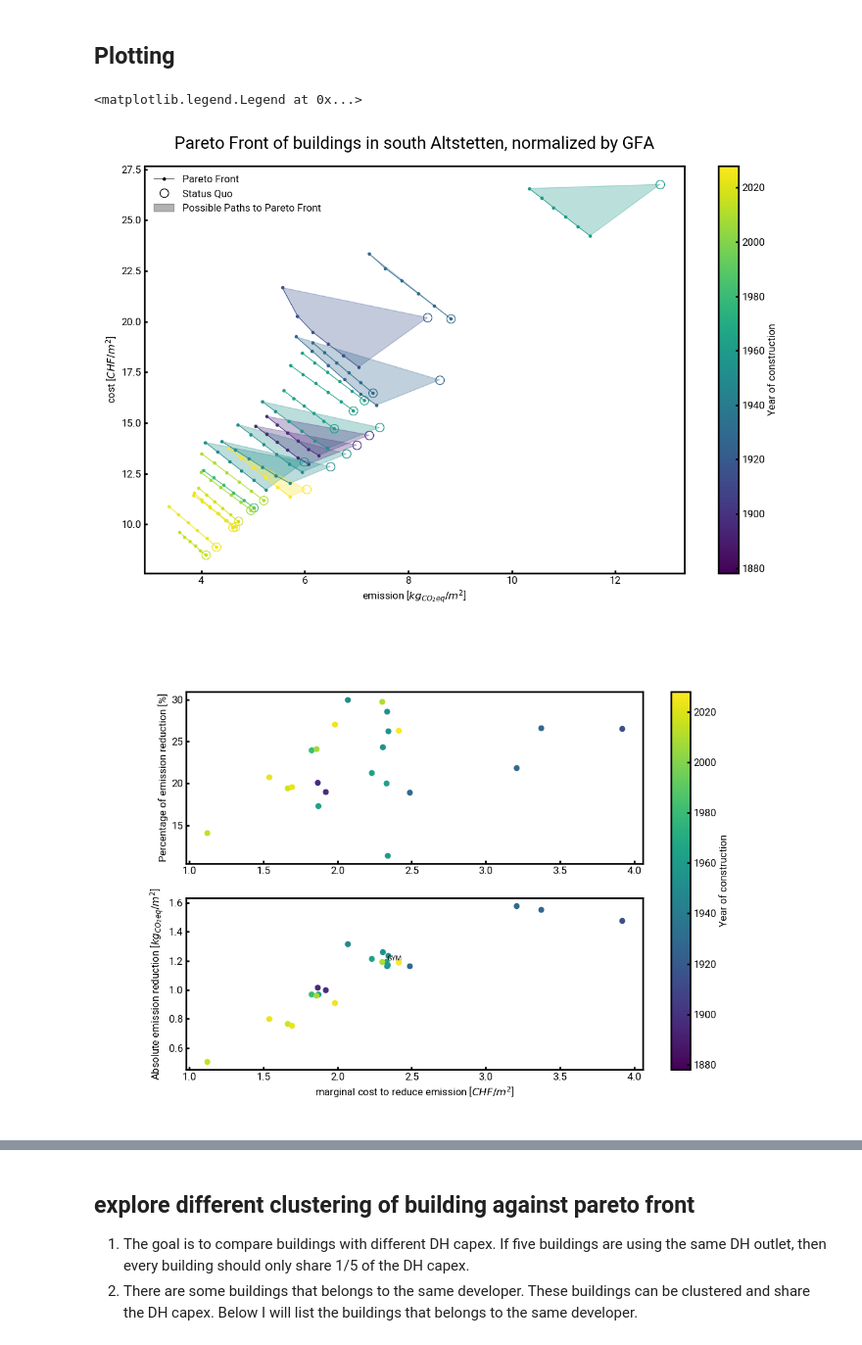
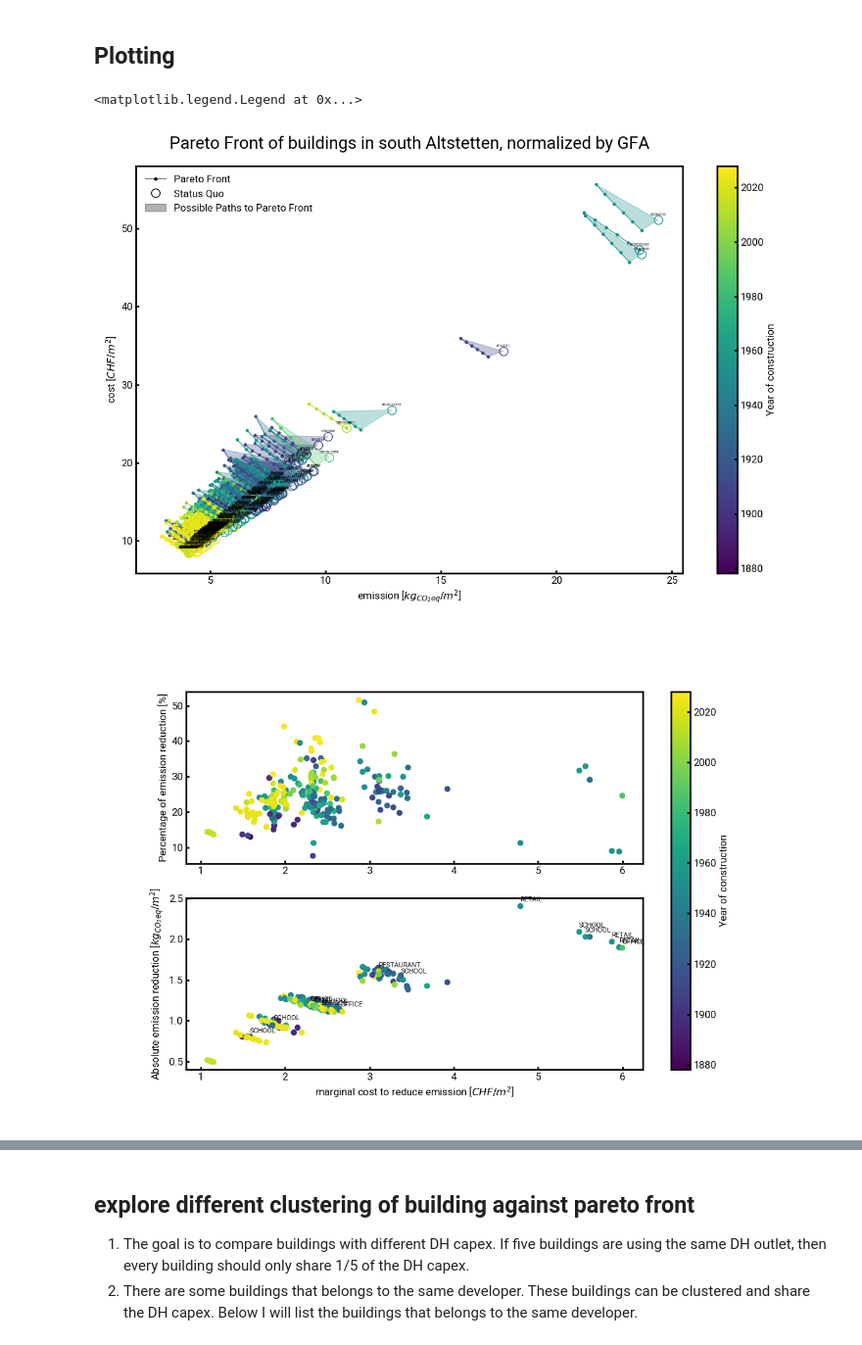
Before and after one commit to yiqiaowang-arch/trustParetoFronts, a Jupyter notebook: pareto_front_analysis.ipynb, the cells around one changed output, grey strips where cells are left out. Shown at 98% size. Saved outputs shown, nothing was run; the diff lists cells and outputs as text; code cells hidden in the pictures.

```diff
--- a/pareto_front_analysis.ipynb
+++ b/pareto_front_analysis.ipynb
@@ -112,11 +112,11 @@ for idx, csv in enumerate(ls_csv):
         continue
 
     # plot once every 10 buildings
-    i += 1
-    if i % 10 == 0:
-        pass
-    else:
-        continue
+    # i += 1
+    # if i % 10 == 0:
+    #     pass
+    # else:
+    #     continue
 
     # # if wood_boiler is 2000 at emission optimal (the first row), then it's oversized, change it to the DHW demand
     # if building_sizing.loc[0, 'wood_boiler'] == 2000:
@@ -136,41 +136,44 @@ for idx, csv in enumerate(ls_csv):
     building_sizing_per_m2.index = pd.MultiIndex.from_product([[building_name], building_sizing_per_m2.index], names=['building', 'epsilon'])
 
     # add the building_sizing_per_m2 to df_tech_cap to the bottom, but keep the multiindex
-    df_tech_cap = pd.concat([df_tech_cap, building_sizing_per_m2], axis=0)
+    df_tech_cap = pd.concat([df_tech_cap, building_sizing_per_m2], axis=0).fillna(0)
 
     building_year = zone_df.loc[building_name, 'YEAR']
     building_color = colormap(year_norm(building_year))
     df_pareto = df_tech_cap.loc[building_name]
     # in df_pareto, idx=999 means that the line records the building's current status
     # plot only from the second (1) to second-last (-2) scenarios, because we don't want to include the building's current status
     ax1.plot(df_pareto['emission'].iloc[1:-1], df_pareto['cost'].iloc[1:-1], marker='.', color=building_color, linewidth=0.75)
     # for the current status, I want to use it to plot a polygon with the current status as one of the vertices, and the pareto front as the other vertices
     # first, generate list of indices of the current status and the pareto front
     polygon_indices = np.array([999] + list(range(1, len(df_pareto) - 1)) + [999])
     ax1.fill(df_pareto['emission'][polygon_indices], df_pareto['cost'][polygon_indices], color=building_color, alpha=0.3)
     # then, plot the current status with hollow circle
     ax1.plot(df_pareto['emission'].loc[999], df_pareto['cost'].loc[999], marker='o', color=building_color, markersize=10, markerfacecolor='none')
+
+    # annotate with building name
+    ax1.annotate(building_name, (df_pareto['emission'].loc[999], df_pareto['cost'].loc[999]), textcoords="offset points", xytext=(0, 5), ha='center', fontsize=4)
 
 # Plot final graph
 ax1.set_ylabel('cost [$CHF/m^2$]')
 ax1.set_xlabel('emission [$kg_{CO_2eq}/m^2$]')
 ax1.set_title('Pareto Front of buildings in south Altstetten, normalized by GFA', fontsize=20)
 
 # add colorbar
 cbar1 = fig1.colorbar(plt.cm.ScalarMappable(cmap=colormap, norm=year_norm), ax=ax1, orientation='vertical') # type: ignore
 cbar1.set_label('Year of construction')
 fig1.tight_layout()
 
 # add descriptive legend. marker with . is pareto front, marker with o is current status, polygon is the area covered by the current status and the pareto front
 # first create empty plots with the same marker as the legend
 ax1.plot([], [], marker='.', color='black', linewidth=0.75, label='Pareto Front')
 ax1.plot([], [], marker='o', color='black', markersize=10, markerfacecolor='none', linewidth=0, label='Status Quo')
 ax1.fill([], [], color='black', alpha=0.3, label='Possible Paths to Pareto Front')
 # then add the legend
 ax1.legend(loc='best', fontsize=12)
 # %% [output]
 <matplotlib.legend.Legend at 0x...>
-[figure, old version]
+[figure, new version]
 # %%
 from matplotlib.artist import setp
 
@@ -214,7 +217,7 @@ axes[1].set_xlabel('marginal cost to reduce emission [$CHF/m^2$]')
 cbar2 = fig2.colorbar(plt.cm.ScalarMappable(cmap=colormap, norm=year_norm), ax=axes, orientation='vertical') # type: ignore
 cbar2.set_label('Year of construction')
 # %% [output]
-[figure, old version]
+[figure, new version]
 # %%
 # Separate the demand technologies
 ls_demand_name = ['demand_space_heating', 'demand_space_cooling', 'demand_hot_water', 'demand_electricity']
```
Also changed, not shown: parts of 2 cells of this notebook.
